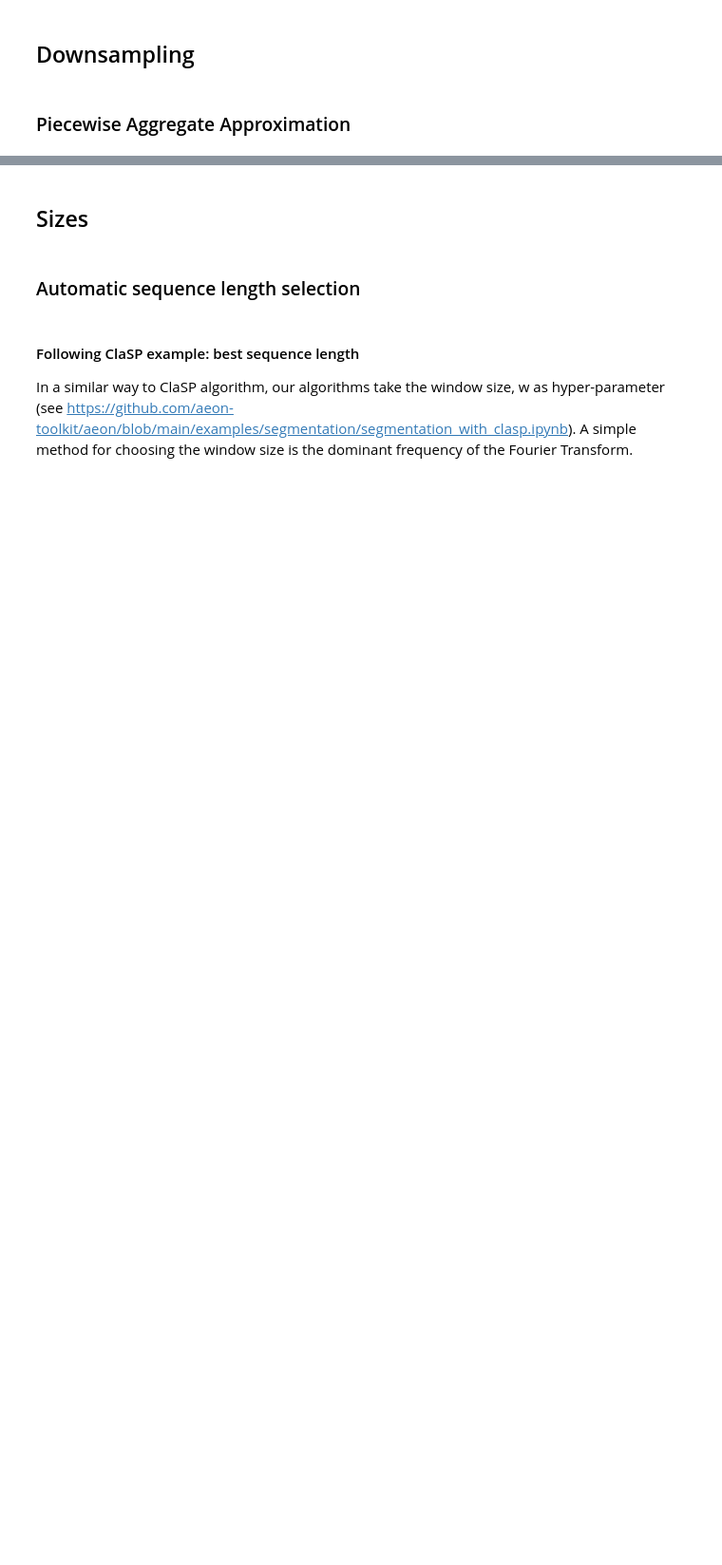
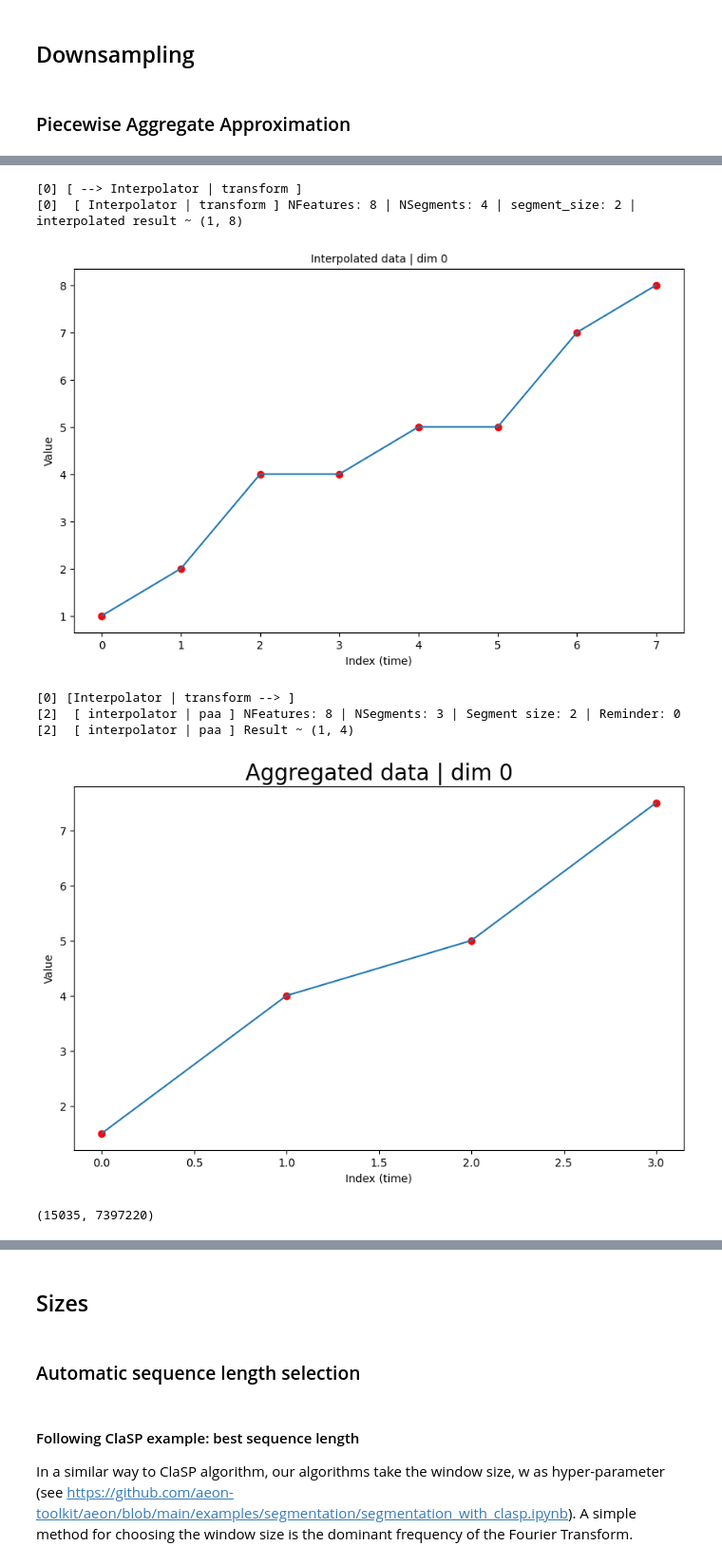
Before and after one commit to vrodriguezf/deepvats, a Jupyter notebook: nbs/utils.ipynb, the cells around one changed output, grey strips where cells are left out. Shown at 95% size. Saved outputs shown, nothing was run; the diff lists cells and outputs as text; code cells hidden in the pictures; blank space fills up the shorter version.

```diff
--- a/nbs/utils.ipynb
+++ b/nbs/utils.ipynb
@@ -777,7 +846,7 @@ foo = foo_inter.fit_transform(foo_data)[0]
 class PAATransformer(BaseEstimator, TransformerMixin):
     n_segments       : int  = 1
     plot_aggregated  : bool = True
-    verbose          : int  = 0
+    mssg             : Mssg = Mssg(fname = "PAATransformer")
 
     def fit(self, X, y=None):
         return self
@@ -790,13 +859,12 @@ class PAATransformer(BaseEstimator, TransformerMixin):
         segment_size = n_features // ( self.n_segments + 1)
         remainder = n_features % ( self.n_segments + 1)
 
-        if self.verbose > 0:
-            print_flush(f"NFeatures: {n_features} | NSegments: {self.n_segments} | Segment size: {segment_size} | Reminder: {remainder}")
+        self.mssg.print(f"NFeatures: {n_features} | NSegments: {self.n_segments} | Segment size: {segment_size} | Reminder: {remainder}")
 
         # Crear un array para los resultados
         result = np.zeros((n_samples, self.n_segments + 1))
 
-        if self.verbose > 1: print_flush(f"Result ~ {result.shape}")
+        self.mssg.print(f"Result ~ {result.shape}", verbose_level = self.mssg.level+1)
 
         # Procesar cada segmento
         for i in range(self.n_segments+1):
@@ -806,8 +874,7 @@ class PAATransformer(BaseEstimator, TransformerMixin):
 
         if self.plot_aggregated:
             for dim in range (X.ndim-1):
-                if self.verbose > 1:
-                    print_flush(f"Plos res | Dim", {dim}, verbose = verbose)
+                self.mssg.print(f"Plos res | Dim", {dim}, verbose_level = self.mssg.level+1)
                 plot_with_dots(
                     result[dim],
                     sequence_flag = False,
@@ -815,35 +882,42 @@ class PAATransformer(BaseEstimator, TransformerMixin):
                     fontsize = 20,
                     save_plot = True
                 )
-
         return result
 # %%
 #| hide
 foo_data = np.array([1.0, 2.0, np.nan, 4.0, 5.0, np.nan, 7.0, 8.0])
 foo_paa_pipeline = Pipeline([
     (
         # Step for interpolating NaNs in the original data
         'interpolator',
         Interpolator(
             method='polynomial',
             n_segments         = 4,
             plot_interpolated  = True,
             plot_original_data = False,
-            verbose            = 2
+            mssg               = Mssg(fname = 'interpolator | polynomial')
         )
     ),
     (
         # Step for applying Peicewise Aggregated Approximation
         'paa', PAATransformer(
             n_segments      = 3,
             plot_aggregated = True,
-            verbose         = 2
+            mssg         = Mssg(fname = 'interpolator | paa', verbose = 2)
         )
     )
 ])
 
 
 foo = foo_paa_pipeline.fit_transform(foo_data)[0]
+# %% [output]
+[0] [ --> Interpolator | transform ]
+[0]  [ Interpolator | transform ] NFeatures: 8 | NSegments: 4 | segment_size: 2 | interpolated result ~ (1, 8)
+[figure, added]
+[0] [Interpolator | transform --> ]
+[2]  [ interpolator | paa ] NFeatures: 8 | NSegments: 3 | Segment size: 2 | Reminder: 0
+[2]  [ interpolator | paa ] Result ~ (1, 4)
+[figure, added]
 # %%
 #| export
 # Errors definitions
@@ -936,15 +1010,17 @@ def downsample_propose_crop_(
 #| hide
 foo         = Mssg()
 foo.level   = 2
-print_flush(downsample_propose_crop_(
+print_flush(str(downsample_propose_crop_(
     N               = 7397222,
     min_points      = 10000,
     max_points      = 20000,
-    verbose         = 2,
     allow_crop      = True,
     nearest_val     = True,
-    potential_val   = 14500
-))
+    potential_val   = 14500,
+    mssg            = foo
+)))
+# %% [output]
+(15035, 7397220)
 # %%
 #| export
 def downsample(
```
Also changed, not shown: parts of 39 cells of this notebook, 14 other files.
